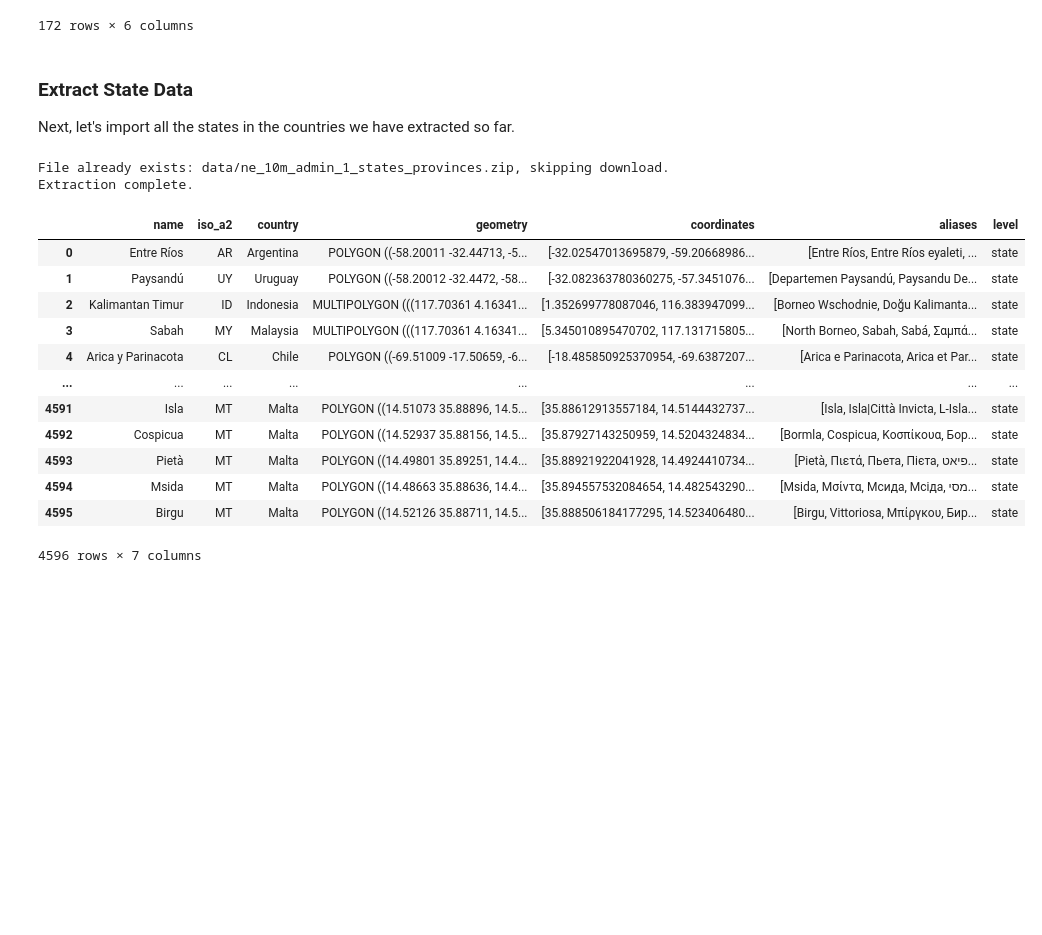
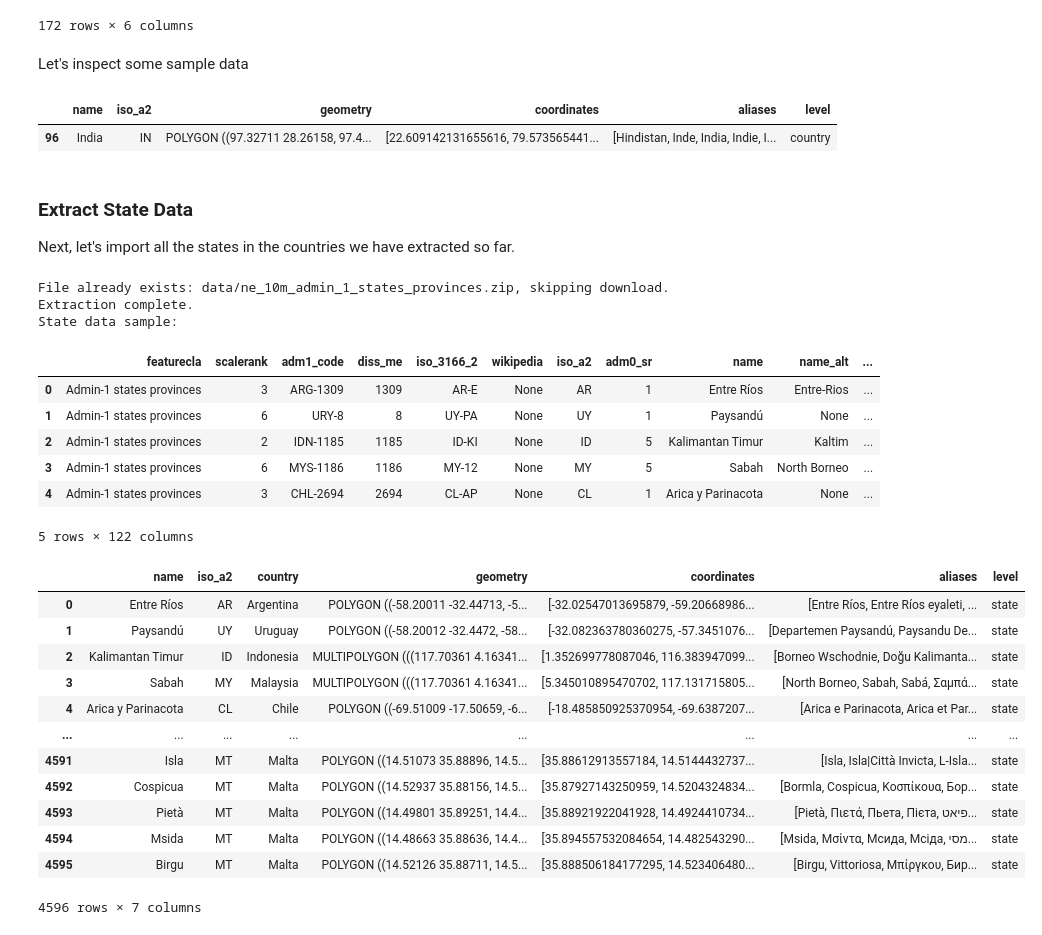
Before and after one commit to hospitaljobsin/hospitaljobsin, a Jupyter notebook: server/notebooks/import_regions.ipynb, the cells around one changed output. Cells and saved outputs as stored; diff of their text form; code cells hidden in the pictures; blank space fills up the shorter version.

Commit message:
inspect raw datasets before processing

```diff
--- a/server/notebooks/import_regions.ipynb
+++ b/server/notebooks/import_regions.ipynb
@@ -250,6 +272,13 @@ countries
 | 170 | Trinidad and Tobago | TT | POLYGON ((-61.68 10.76, -61.105 1... | [10.427976277378917, -61.33041867... | [Republic of Trinidad and Tobago,... | country |
 | 171 | South Sudan | SS | POLYGON ((30.83385 3.50917, 29.95... | [7.281781455133957, 30.2001519652... | [Dél-Szudán, Güney Sudan, Nam Sud... | country |
 172 rows × 6 columns
+# %% [markdown]
+Let's inspect some sample data
+# %%
+countries[countries["name"] == "India"]
+# %% [output]
+|  | name | iso_a2 | geometry | coordinates | aliases | level |
+| 96 | India | IN | POLYGON ((97.32711 28.26158, 97.4... | [22.609142131655616, 79.573565441... | [Hindistan, Inde, India, Indie, I... | country |
 # %% [markdown]
 ### Extract State Data
 Next, let's import all the states in the countries we have extracted so far.
@@ -283,49 +312,59 @@ async def load_states():
 
     states = gpd.read_file(shapefile)
 
+    print("State data sample:")
+    display(states.head())
 
     # Build aliases before dropping columns
     state_altnames = build_state_aliases(states)
 
     # Keep useful columns
     states = states[['name', "iso_a2",  'admin', 'geometry']]
 
    # Clean Alpha2 codes
     states['iso_a2'] = states['iso_a2'].apply(lambda x: x if str(x) != "-99" else None)
 
     # Project for accurate centroid
     states_proj = states.to_crs("ESRI:54034")  # Equal Earth projection
     centroids_proj = states_proj.centroid
     centroids_wgs84 = gpd.GeoSeries(centroids_proj, crs="ESRI:54034").to_crs("EPSG:4326")
     states['coordinates'] = centroids_wgs84.apply(lambda p: [p.y, p.x])
 
     # Map aliases
     states['aliases'] = states['name'].map(state_altnames)
 
     # Rename columns for clarity
     states = states.rename(columns={
         "admin": "country"
     })
 
     states["level"] = "state"
 
     return states
 
 states = await load_states()
 states
 # %% [output]
 File already exists: data/ne_10m_admin_1_states_provinces.zip, skipping download.
 Extraction complete.
+State data sample:
-|  | name | iso_a2 | country | geometry | coordinates | aliases | level |
-| 0 | Entre Ríos | AR | Argentina | POLYGON ((-58.20011 -32.44713, -5... | [-32.02547013695879, -59.20668986... | [Entre Ríos, Entre Ríos eyaleti, ... | state |
-| 1 | Paysandú | UY | Uruguay | POLYGON ((-58.20012 -32.4472, -58... | [-32.082363780360275, -57.3451076... | [Departemen Paysandú, Paysandu De... | state |
-| 2 | Kalimantan Timur | ID | Indonesia | MULTIPOLYGON (((117.70361 4.16341... | [1.352699778087046, 116.383947099... | [Borneo Wschodnie, Doğu Kalimanta... | state |
-| 3 | Sabah | MY | Malaysia | MULTIPOLYGON (((117.70361 4.16341... | [5.345010895470702, 117.131715805... | [North Borneo, Sabah, Sabá, Σαμπά... | state |
-| 4 | Arica y Parinacota | CL | Chile | POLYGON ((-69.51009 -17.50659, -6... | [-18.485850925370954, -69.6387207... | [Arica e Parinacota, Arica et Par... | state |
-| ... | ... | ... | ... | ... | ... | ... | ... |
-| 4591 | Isla | MT | Malta | POLYGON ((14.51073 35.88896, 14.5... | [35.88612913557184, 14.5144432737... | [Isla, Isla|Città Invicta, L-Isla... | state |
-| 4592 | Cospicua | MT | Malta | POLYGON ((14.52937 35.88156, 14.5... | [35.87927143250959, 14.5204324834... | [Bormla, Cospicua, Κοσπίκουα, Бор... | state |
-| 4593 | Pietà | MT | Malta | POLYGON ((14.49801 35.89251, 14.4... | [35.88921922041928, 14.4924410734... | [Pietà, Πιετά, Пьета, Пієта, פיאט... | state |
-| 4594 | Msida | MT | Malta | POLYGON ((14.48663 35.88636, 14.4... | [35.894557532084654, 14.482543290... | [Msida, Μσίντα, Мсида, Мсіда, מסי... | state |
-| 4595 | Birgu | MT | Malta | POLYGON ((14.52126 35.88711, 14.5... | [35.888506184177295, 14.523406480... | [Birgu, Vittoriosa, Μπίργκου, Бир... | state |
+|  | featurecla | scalerank | adm1_code | diss_me | iso_3166_2 | wikipedia | iso_a2 | adm0_sr | name | name_alt | ... |
+| 0 | Admin-1 states provinces | 3 | ARG-1309 | 1309 | AR-E | None | AR | 1 | Entre Ríos | Entre-Rios | ... |
+| 1 | Admin-1 states provinces | 6 | URY-8 | 8 | UY-PA | None | UY | 1 | Paysandú | None | ... |
+| 2 | Admin-1 states provinces | 2 | IDN-1185 | 1185 | ID-KI | None | ID | 5 | Kalimantan Timur | Kaltim | ... |
+| 3 | Admin-1 states provinces | 6 | MYS-1186 | 1186 | MY-12 | None | MY | 5 | Sabah | North Borneo | ... |
+| 4 | Admin-1 states provinces | 3 | CHL-2694 | 2694 | CL-AP | None | CL | 1 | Arica y Parinacota | None | ... |
-4596 rows × 7 columns
+5 rows × 122 columns
+|  | name | iso_a2 | country | geometry | coordinates | aliases | level |
+| 0 | Entre Ríos | AR | Argentina | POLYGON ((-58.20011 -32.44713, -5... | [-32.02547013695879, -59.20668986... | [Entre Ríos, Entre Ríos eyaleti, ... | state |
+| 1 | Paysandú | UY | Uruguay | POLYGON ((-58.20012 -32.4472, -58... | [-32.082363780360275, -57.3451076... | [Departemen Paysandú, Paysandu De... | state |
+| 2 | Kalimantan Timur | ID | Indonesia | MULTIPOLYGON (((117.70361 4.16341... | [1.352699778087046, 116.383947099... | [Borneo Wschodnie, Doğu Kalimanta... | state |
+| 3 | Sabah | MY | Malaysia | MULTIPOLYGON (((117.70361 4.16341... | [5.345010895470702, 117.131715805... | [North Borneo, Sabah, Sabá, Σαμπά... | state |
+| 4 | Arica y Parinacota | CL | Chile | POLYGON ((-69.51009 -17.50659, -6... | [-18.485850925370954, -69.6387207... | [Arica e Parinacota, Arica et Par... | state |
+| ... | ... | ... | ... | ... | ... | ... | ... |
+| 4591 | Isla | MT | Malta | POLYGON ((14.51073 35.88896, 14.5... | [35.88612913557184, 14.5144432737... | [Isla, Isla|Città Invicta, L-Isla... | state |
+| 4592 | Cospicua | MT | Malta | POLYGON ((14.52937 35.88156, 14.5... | [35.87927143250959, 14.5204324834... | [Bormla, Cospicua, Κοσπίκουα, Бор... | state |
+| 4593 | Pietà | MT | Malta | POLYGON ((14.49801 35.89251, 14.4... | [35.88921922041928, 14.4924410734... | [Pietà, Πιετά, Пьета, Пієта, פיאט... | state |
+| 4594 | Msida | MT | Malta | POLYGON ((14.48663 35.88636, 14.4... | [35.894557532084654, 14.482543290... | [Msida, Μσίντα, Мсида, Мсіда, מסי... | state |
+| 4595 | Birgu | MT | Malta | POLYGON ((14.52126 35.88711, 14.5... | [35.888506184177295, 14.523406480... | [Birgu, Vittoriosa, Μπίργκου, Бир... | state |
+4596 rows × 7 columns
```
Also changed, not shown: parts of 4 cells of this notebook.
